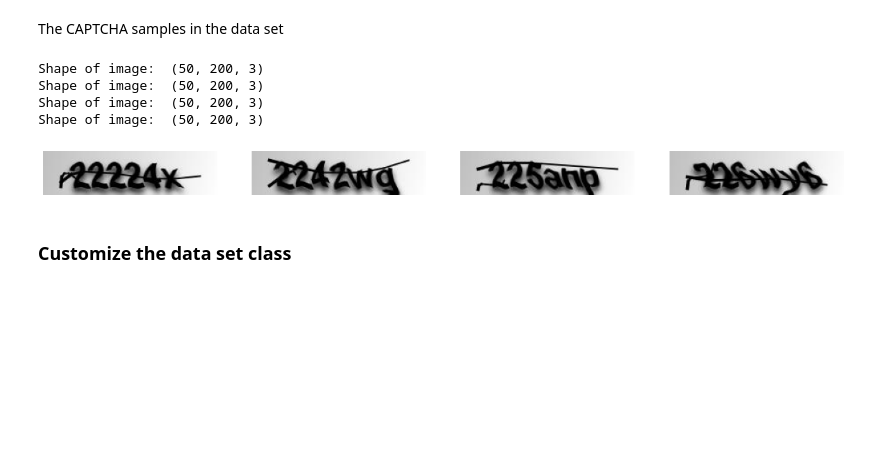
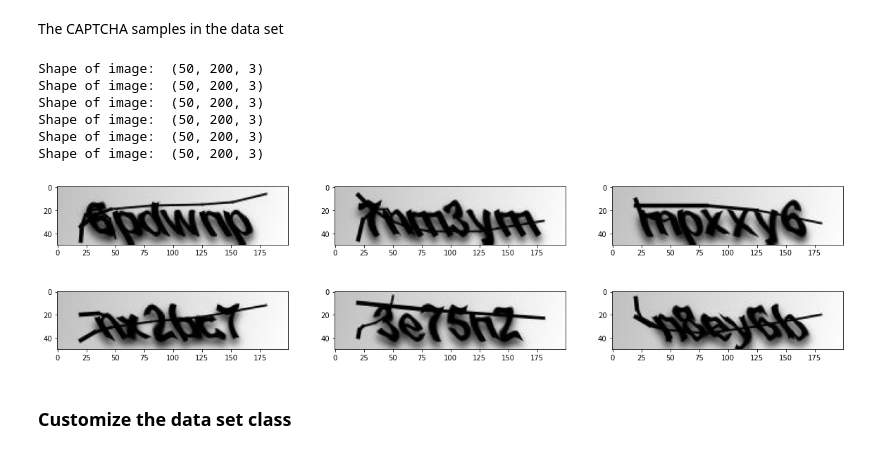
Before and after one commit to CMPUT466-ML-CAPTCHA/ML_CAPTCHA_Images_Decoder, a Jupyter notebook: CNN_Model.ipynb, the cells around one changed output. Drawn from its saved outputs; the diff is of its cells as text; code cells hidden in the pictures; blank space fills up the shorter version.

```diff
--- a/CNN_Model.ipynb
+++ b/CNN_Model.ipynb
@@ -48,20 +48,21 @@ Number of images found:  10000
 # %% [markdown]
 The CAPTCHA samples in the data set
 # %%
-sample_images =images[:4]
-_,ax = plt.subplots(1,4, figsize=(20,6))
-for i in range(4):
+sample_images =images[:6]
+_, ax = plt.subplots(2, 3, figsize=(20, 5))
+for i in range(6):
     img = cv2.imread(str(sample_images[i]))
     print("Shape of image: ", img.shape)
-    ax[i%4].imshow(img)
-    ax[i%4].axis('off')
+    ax[i//3, i % 3].imshow(img)
 plt.show()
 # %% [output]
 Shape of image:  (50, 200, 3)
 Shape of image:  (50, 200, 3)
 Shape of image:  (50, 200, 3)
 Shape of image:  (50, 200, 3)
+Shape of image:  (50, 200, 3)
+Shape of image:  (50, 200, 3)
-[figure, old version]
+[figure, new version]
 # %% [markdown]
 ### Customize the data set class
 # %%
```
Also changed, not shown: parts of 6 cells of this notebook, 1 other file.
